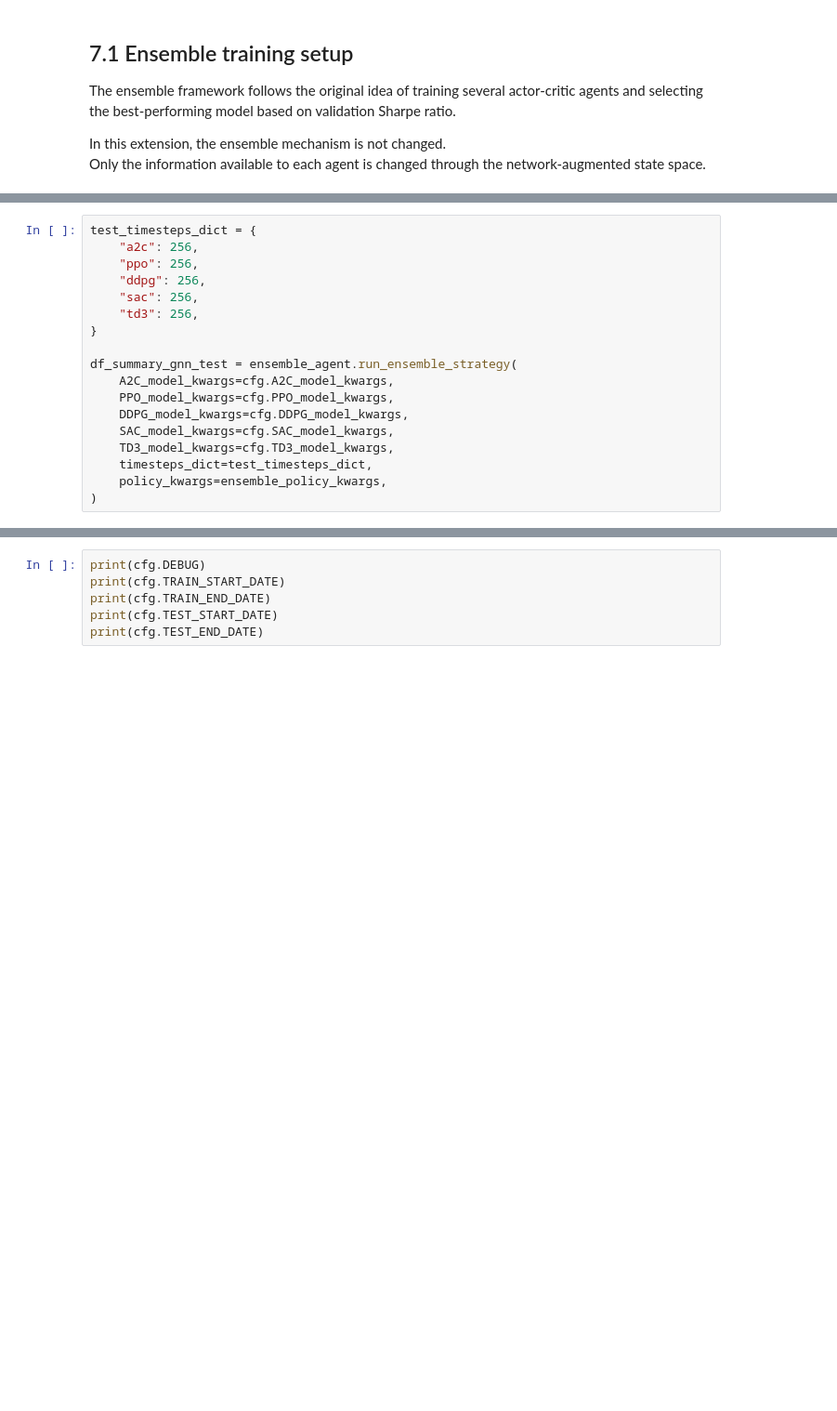
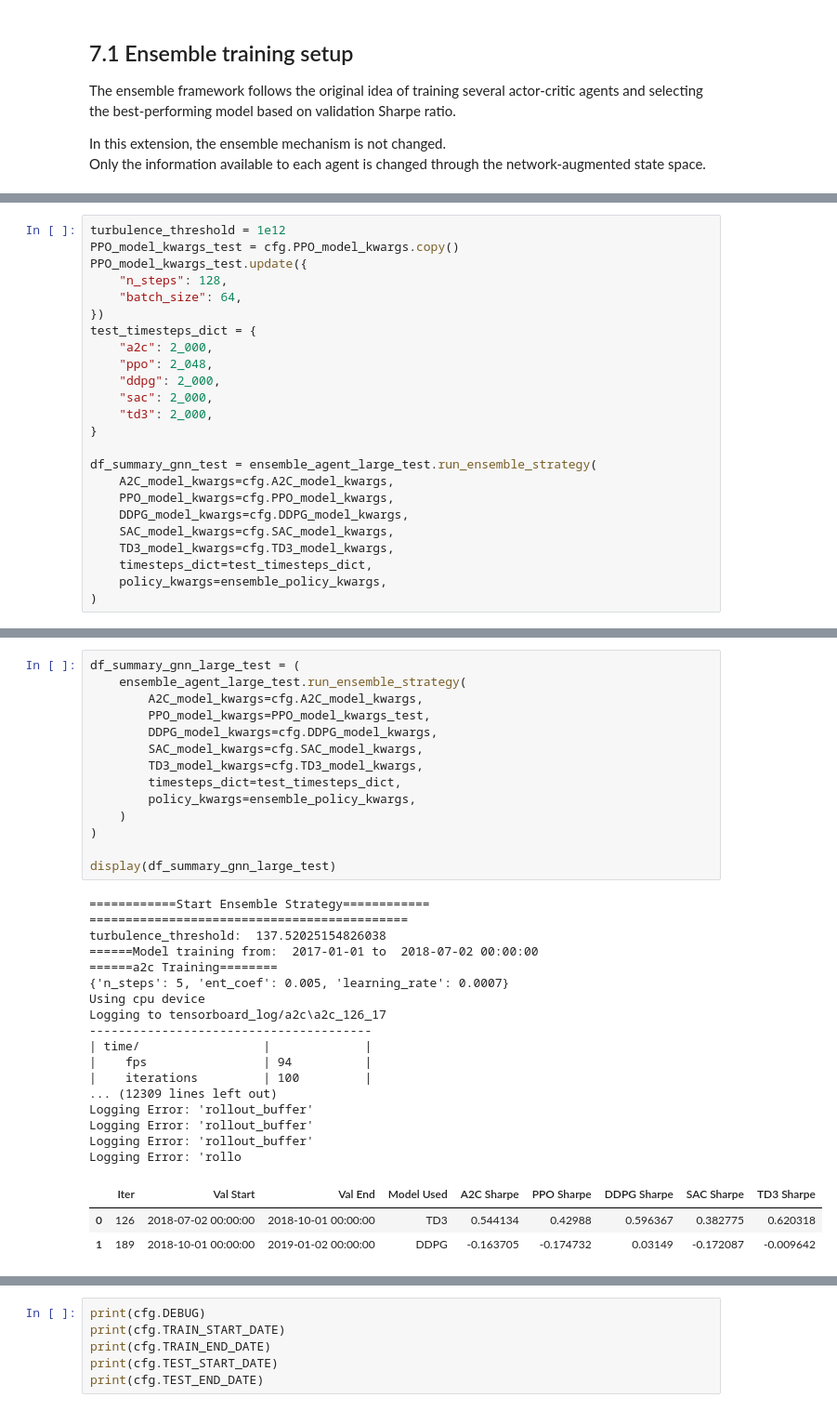
Before and after one commit to Trisrobi/MasterThesis, a Jupyter notebook: V0_Baseline.ipynb, the cells around one changed output, grey strips where cells are left out. Shown at 93% size. Saved outputs shown, nothing was run; the diff lists cells and outputs as text; blank space fills up the shorter version.

```diff
--- a/V0_Baseline.ipynb
+++ b/V0_Baseline.ipynb
@@ -1126,13 +1145,19 @@ ensemble_policy_kwargs = dict(
 # %%
+turbulence_threshold = 1e12
+PPO_model_kwargs_test = cfg.PPO_model_kwargs.copy()
+PPO_model_kwargs_test.update({
+    "n_steps": 128,
+    "batch_size": 64,
+})
 test_timesteps_dict = {
-    "a2c": 256,
-    "ppo": 256,
-    "ddpg": 256,
-    "sac": 256,
-    "td3": 256,
+    "a2c": 2_000,
+    "ppo": 2_048,
+    "ddpg": 2_000,
+    "sac": 2_000,
+    "td3": 2_000,
 }
 
-df_summary_gnn_test = ensemble_agent.run_ensemble_strategy(
+df_summary_gnn_test = ensemble_agent_large_test.run_ensemble_strategy(
     A2C_model_kwargs=cfg.A2C_model_kwargs,
     PPO_model_kwargs=cfg.PPO_model_kwargs,
     DDPG_model_kwargs=cfg.DDPG_model_kwargs,
@@ -1143,0 +1187,35 @@ df_summary_gnn_test = ensemble_agent.run_ensemble_strategy(
+# %%
+df_summary_gnn_large_test = (
+    ensemble_agent_large_test.run_ensemble_strategy(
+        A2C_model_kwargs=cfg.A2C_model_kwargs,
+        PPO_model_kwargs=PPO_model_kwargs_test,
+        DDPG_model_kwargs=cfg.DDPG_model_kwargs,
+        SAC_model_kwargs=cfg.SAC_model_kwargs,
+        TD3_model_kwargs=cfg.TD3_model_kwargs,
+        timesteps_dict=test_timesteps_dict,
+        policy_kwargs=ensemble_policy_kwargs,
+    )
+)
+
+display(df_summary_gnn_large_test)
+# %% [output]
+============Start Ensemble Strategy============
+============================================
+turbulence_threshold:  137.52025154826038
+======Model training from:  2017-01-01 to  2018-07-02 00:00:00
+======a2c Training========
+{'n_steps': 5, 'ent_coef': 0.005, 'learning_rate': 0.0007}
+Using cpu device
+Logging to tensorboard_log/a2c\a2c_126_17
+---------------------------------------
+| time/                 |             |
+|    fps                | 94          |
+|    iterations         | 100         |
+... (12309 lines left out)
+Logging Error: 'rollout_buffer'
+Logging Error: 'rollout_buffer'
+Logging Error: 'rollout_buffer'
+Logging Error: 'rollo
+|  | Iter | Val Start | Val End | Model Used | A2C Sharpe | PPO Sharpe | DDPG Sharpe | SAC Sharpe | TD3 Sharpe |
+| 0 | 126 | 2018-07-02 00:00:00 | 2018-10-01 00:00:00 | TD3 | 0.544134 | 0.42988 | 0.596367 | 0.382775 | 0.620318 |
+| 1 | 189 | 2018-10-01 00:00:00 | 2019-01-02 00:00:00 | DDPG | -0.163705 | -0.174732 | 0.03149 | -0.172087 | -0.009642 |
```
Also changed, not shown: parts of 41 cells of this notebook, 5 other files.
